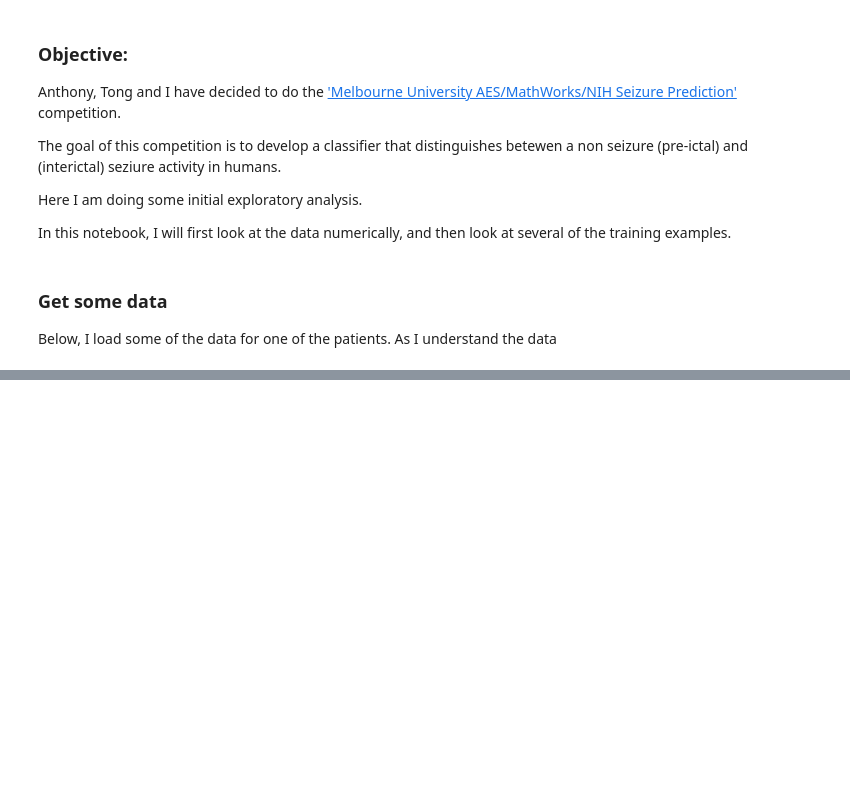
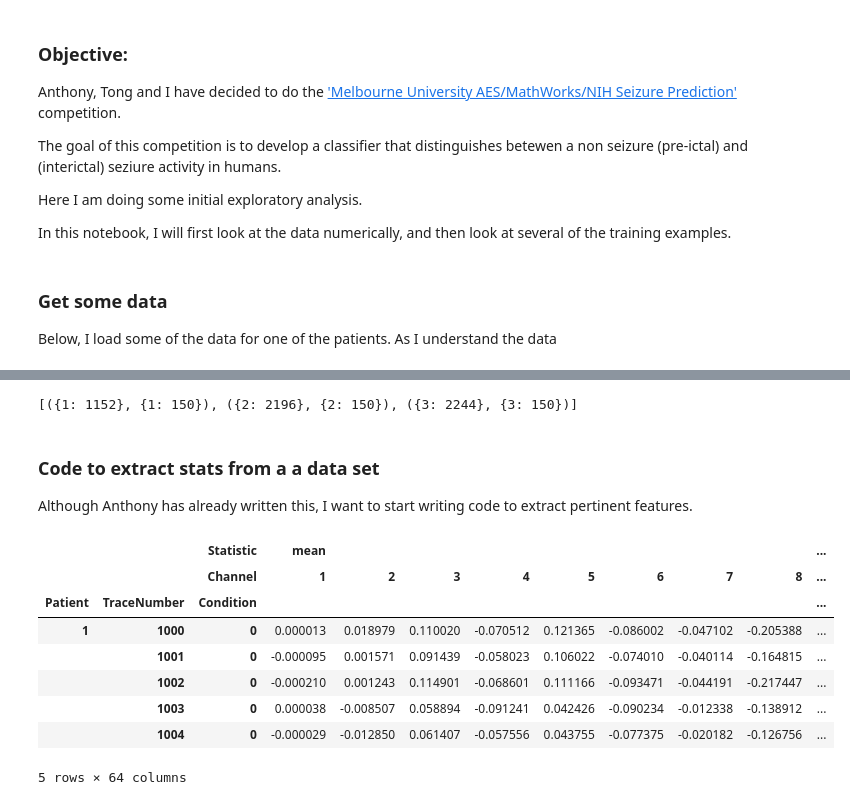
Before and after one commit to MrChristophRivera/KaggleEEG, a Jupyter notebook: notebooks/ChrisExploratoryNotebook1.ipynb, the cells around one changed output, grey strips where cells are left out. Cells and saved outputs as stored; diff of their text form; code cells hidden in the pictures; blank space fills up the shorter version.

```diff
--- a/notebooks/ChrisExploratoryNotebook1.ipynb
+++ b/notebooks/ChrisExploratoryNotebook1.ipynb
@@ -160,0 +185,37 @@ show(p)
+# %%
+from collections import defaultdict
+def parse_filename(filename):
+    """Parses m filename to get the pertinent information"""
+
+    #strip out the .mat
+    filename = filename.replace('.mat', '')
+
+    # parse the remaing part
+    return [int(part) for part in filename.split('_')]
+
+
+def count_files(directory):
+    """counts the number of files per condition for each patient in a directory"""
+
+    # parse the files
+    files = [ parse_filename(f) for f in listdir(directory) if f.endswith('.mat')]
+
+    # go through each file and count
+    interictal ={}
+    postictal = {}
+
+    for f in  files:
+        if f[2] == 0:
+            interictal.setdefault(f[0],0)
+            interictal[f[0]]+=1
+        else:
+            postictal.setdefault(f[0],0)
+            postictal[f[0]]+=1
+    return interictal, postictal
+# %%
+map(count_files, [train1_path, train2_path, train3_path])
+# %% [output]
+[({1: 1152}, {1: 150}), ({2: 2196}, {2: 150}), ({3: 2244}, {3: 150})]
+# %% [markdown]
+### Code to extract stats from a a data set
+Although Anthony has already written this, I want to start writing code to extract pertinent features.
@@ -160,0 +287,14 @@ show(p)
+# %%
+stats=get_stats()
+# %%
+stats.head()
+# %% [output]
+|  |  | Statistic | mean |  |  |  |  |  |  |  | ... |
+|  |  | Channel | 1 | 2 | 3 | 4 | 5 | 6 | 7 | 8 | ... |
+| Patient | TraceNumber | Condition |  |  |  |  |  |  |  |  | ... |
+| 1 | 1000 | 0 | 0.000013 | 0.018979 | 0.110020 | -0.070512 | 0.121365 | -0.086002 | -0.047102 | -0.205388 | ... |
+|  | 1001 | 0 | -0.000095 | 0.001571 | 0.091439 | -0.058023 | 0.106022 | -0.074010 | -0.040114 | -0.164815 | ... |
+|  | 1002 | 0 | -0.000210 | 0.001243 | 0.114901 | -0.068601 | 0.111166 | -0.093471 | -0.044191 | -0.217447 | ... |
+|  | 1003 | 0 | 0.000038 | -0.008507 | 0.058894 | -0.091241 | 0.042426 | -0.090234 | -0.012338 | -0.138912 | ... |
+|  | 1004 | 0 | -0.000029 | -0.012850 | 0.061407 | -0.057556 | 0.043755 | -0.077375 | -0.020182 | -0.126756 | ... |
+5 rows × 64 columns
```
Also changed, not shown: parts of 19 cells of this notebook.
